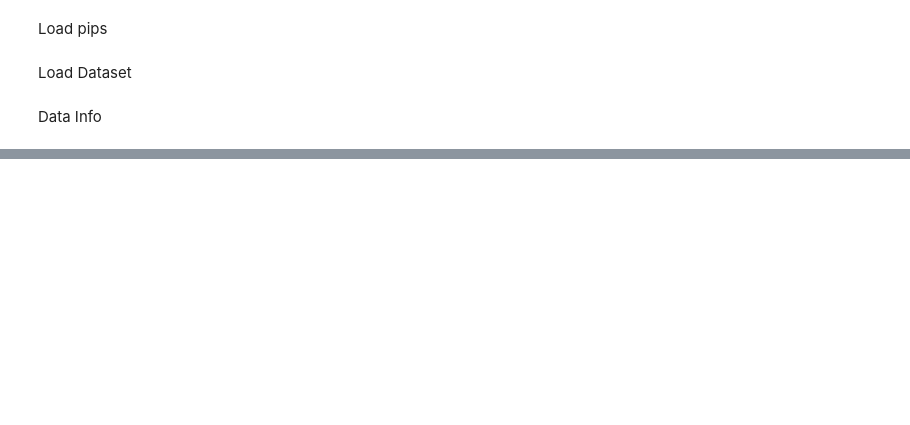
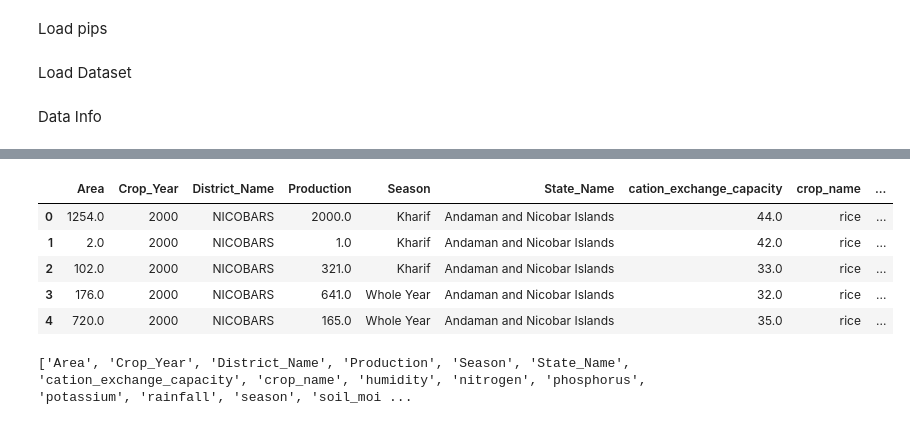
Before and after one commit to deva-saiyan/Crop-Prediction, a Jupyter notebook: Datas/ML_Train.ipynb, the cells around one changed output, grey strips where cells are left out. Cells and saved outputs as stored; diff of their text form; code cells hidden in the pictures; blank space fills up the shorter version.

```diff
--- a/Datas/ML_Train.ipynb
+++ b/Datas/ML_Train.ipynb
@@ -12,5 +12,5 @@ data_set = 'data_set.csv'
 # %%
 # read data_set
-df = pd.read_csv(data_set)
+df = pd.read_csv(data_set, low_memory=False)
 # %% [markdown]
 Data Info
@@ -27,3 +16,0 @@ Delete Extra Column
-# %%
-# Delete ID
-df.drop('id' , axis=1 , inplace=True)
@@ -40,6 +16,0 @@ df.describe(include='all')
-# %%
-# find name of columns
-df.columns = ['age' , 'blood_Pressure' , 'Specific Gravity of urine' , 'Albumin' ,'Sugar' ,'Red Blood Cells' ,
-              'Pus Cells' ,'Pus Cell Clumps' ,'Bacteria' ,'Blood Glucose Random' ,'Blood Urea','Serum Creatinine' ,
-              'Sodium' ,'Potassium', 'Hemoglobin' ,'Packed Cell Volume (%)','White Blood Cell Count' , 'Red Blood Cell Count' ,
-            'Hypertension' ,'Diabetes Mellitus','Coronary Artery Disease','Appetite' ,'Pedal Edema' ,'Anemia' ,'Kidney Disease Status']
@@ -105,31 +16,0 @@ Feature Scaling
-# %%
-# --- Binary Feature Encoding ---
-
-# Ensure expected canonical values after cleaning
-expected_binary_maps = {
-    'Red Blood Cells': {'normal': 1, 'abnormal': 0},
-    'Pus Cells': {'normal': 1, 'abnormal': 0},
-    'Pus Cell Clumps': {'present': 1, 'notpresent': 0},
-    'Bacteria': {'present': 1, 'notpresent': 0},
-    'Hypertension': {'yes': 1, 'no': 0},
-    'Diabetes Mellitus': {'yes': 1, 'no': 0},
-    'Coronary Artery Disease': {'yes': 1, 'no': 0},
-    'Appetite': {'good': 1, 'poor': 0},
-    'Pedal Edema': {'yes': 1, 'no': 0},
-    'Anemia': {'yes': 1, 'no': 0},
-    'Kidney Disease Status': {'ckd': 1, 'notckd': 0}
-}
-
-for column_name, mapping in expected_binary_maps.items():
-    if column_name in df.columns:
-        df[column_name] = df[column_name].map(mapping)
-
-# After mapping, fill any NaNs that may occur due to unexpected values
-for column_name in expected_binary_maps.keys():
-    if column_name in df.columns and df[column_name].isna().any():
-        # For target, drop rows with NaN; for features, impute with mode
-        if column_name == 'Kidney Disease Status':
-            df = df.dropna(subset=[column_name])
-        else:
-            df[column_name] = df[column_name].fillna(df[column_name].mode()[0])
-print('done')
@@ -171,0 +96,14 @@ x = df.drop(['Kidney Disease Status'] , axis =1)
+# %%
+df['State_Name'].unique()
+df.head()
+# %% [output]
+|  | Area | Crop_Year | District_Name | Production | Season | State_Name | cation_exchange_capacity | crop_name | ... |
+| 0 | 1254.0 | 2000 | NICOBARS | 2000.0 | Kharif | Andaman and Nicobar Islands | 44.0 | rice | ... |
+| 1 | 2.0 | 2000 | NICOBARS | 1.0 | Kharif | Andaman and Nicobar Islands | 42.0 | rice | ... |
+| 2 | 102.0 | 2000 | NICOBARS | 321.0 | Kharif | Andaman and Nicobar Islands | 33.0 | rice | ... |
+| 3 | 176.0 | 2000 | NICOBARS | 641.0 | Whole Year | Andaman and Nicobar Islands | 32.0 | rice | ... |
+| 4 | 720.0 | 2000 | NICOBARS | 165.0 | Whole Year | Andaman and Nicobar Islands | 35.0 | rice | ... |
+# %%
+print(df.columns.tolist())
+# %% [output]
+['Area', 'Crop_Year', 'District_Name', 'Production', 'Season', 'State_Name', 'cation_exchange_capacity', 'crop_name', 'humidity', 'nitrogen', 'phosphorus', 'potassium', 'rainfall', 'season', 'soil_moi ...
```
Also changed, not shown: parts of 64 cells of this notebook, 9 other files.
